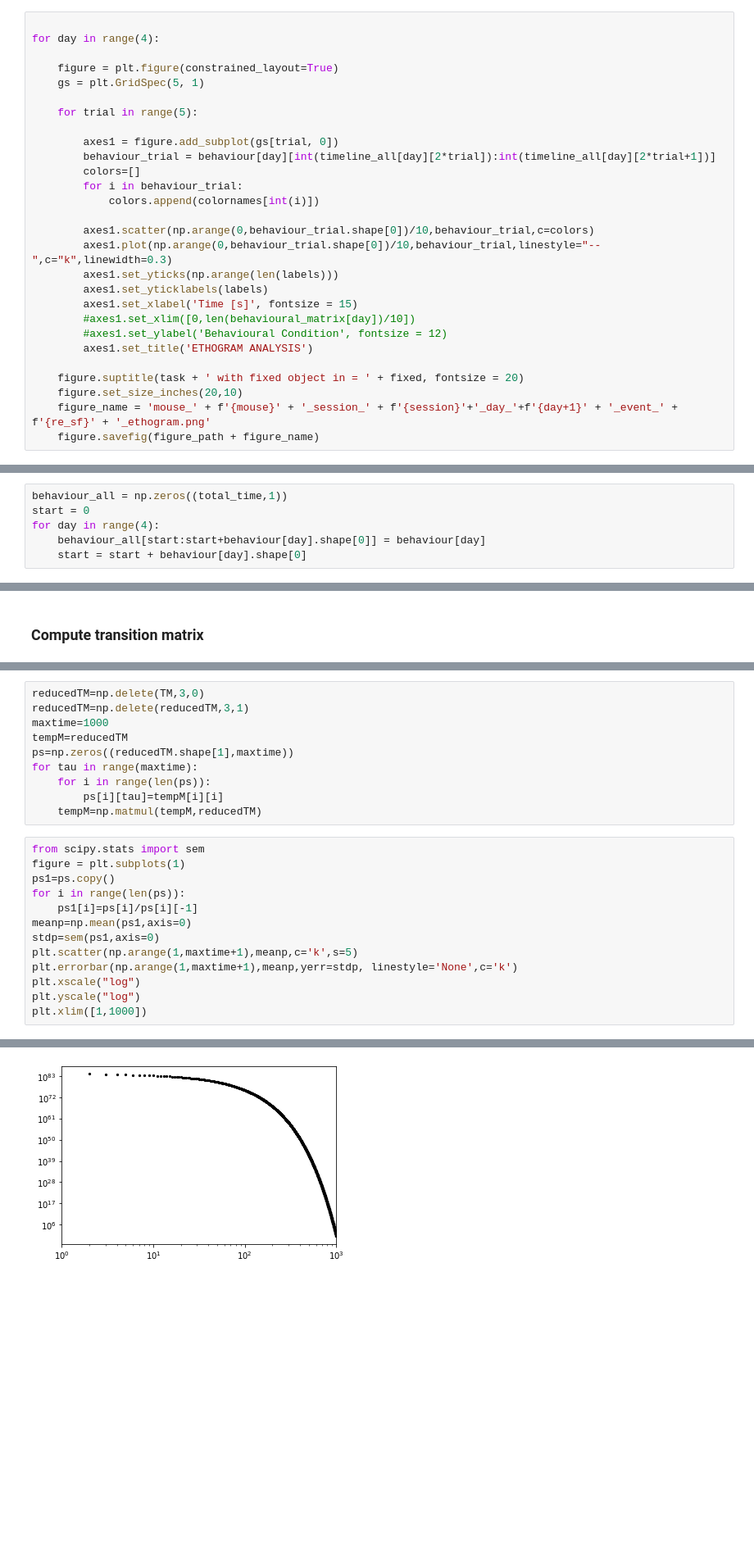
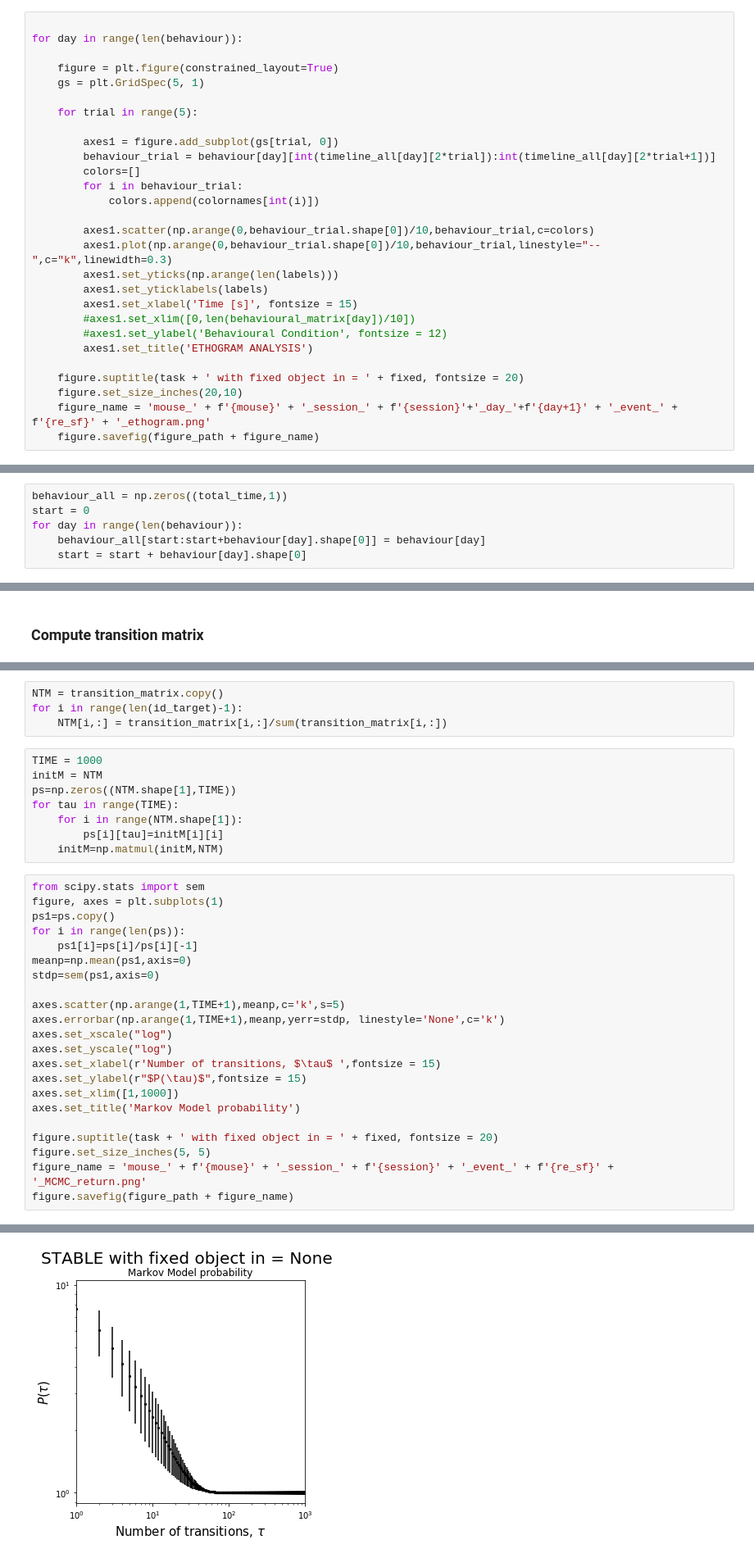
Before and after one commit to melisamc89/calcium_imaging_behaviour, a Jupyter notebook: src/ethogram_analysis_trial.ipynb, the cells around one changed output, grey strips where cells are left out. Shown at 82% size. Drawn from its saved outputs; the diff is of its cells as text; blank space fills up the shorter version.

```diff
--- a/src/ethogram_analysis_trial.ipynb
+++ b/src/ethogram_analysis_trial.ipynb
@@ -282,7 +282,7 @@ for day in range(4):
 ### Plot ethograms
 # %%
 
-for day in range(4):
+for day in range(len(behaviour)):
 
     figure = plt.figure(constrained_layout=True)
     gs = plt.GridSpec(5, 1)
@@ -316,7 +316,7 @@ for day in range(4):
 # %%
 behaviour_all = np.zeros((total_time,1))
 start = 0
-for day in range(4):
+for day in range(len(behaviour)):
     behaviour_all[start:start+behaviour[day].shape[0]] = behaviour[day]
     start = start + behaviour[day].shape[0]
 # %%
@@ -519,24 +557,35 @@ TM= normalize(transition_matrix, axis=1, norm='l1')
+# %%
+NTM = transition_matrix.copy()
+for i in range(len(id_target)-1):
+    NTM[i,:] = transition_matrix[i,:]/sum(transition_matrix[i,:])
 # %%
-reducedTM=np.delete(TM,3,0)
-reducedTM=np.delete(reducedTM,3,1)
-maxtime=1000
-tempM=reducedTM
-ps=np.zeros((reducedTM.shape[1],maxtime))
-for tau in range(maxtime):
-    for i in range(len(ps)):
-        ps[i][tau]=tempM[i][i]
-    tempM=np.matmul(tempM,reducedTM)
+TIME = 1000
+initM = NTM
+ps=np.zeros((NTM.shape[1],TIME))
+for tau in range(TIME):
+    for i in range(NTM.shape[1]):
+        ps[i][tau]=initM[i][i]
+    initM=np.matmul(initM,NTM)
 # %%
 from scipy.stats import sem
-figure = plt.subplots(1)
+figure, axes = plt.subplots(1)
 ps1=ps.copy()
 for i in range(len(ps)):
     ps1[i]=ps[i]/ps[i][-1]
 meanp=np.mean(ps1,axis=0)
 stdp=sem(ps1,axis=0)
-plt.scatter(np.arange(1,maxtime+1),meanp,c='k',s=5)
-plt.errorbar(np.arange(1,maxtime+1),meanp,yerr=stdp, linestyle='None',c='k')
-plt.xscale("log")
-plt.yscale("log")
-plt.xlim([1,1000])
+
+axes.scatter(np.arange(1,TIME+1),meanp,c='k',s=5)
+axes.errorbar(np.arange(1,TIME+1),meanp,yerr=stdp, linestyle='None',c='k')
+axes.set_xscale("log")
+axes.set_yscale("log")
+axes.set_xlabel(r'Number of transitions, $\tau$ ',fontsize = 15)
+axes.set_ylabel(r"$P(\tau)$",fontsize = 15)
+axes.set_xlim([1,1000])
+axes.set_title('Markov Model probability')
+
+figure.suptitle(task + ' with fixed object in = ' + fixed, fontsize = 20)
+figure.set_size_inches(5, 5)
+figure_name = 'mouse_' + f'{mouse}' + '_session_' + f'{session}' + '_event_' + f'{re_sf}' + '_MCMC_return.png'
+figure.savefig(figure_path + figure_name)
 # %% [output]
@@ -544 +592 @@ plt.xlim([1,1000])
-[figure, old version]
+[figure, new version]
```
Also changed, not shown: parts of 21 cells of this notebook, 4 other files.
